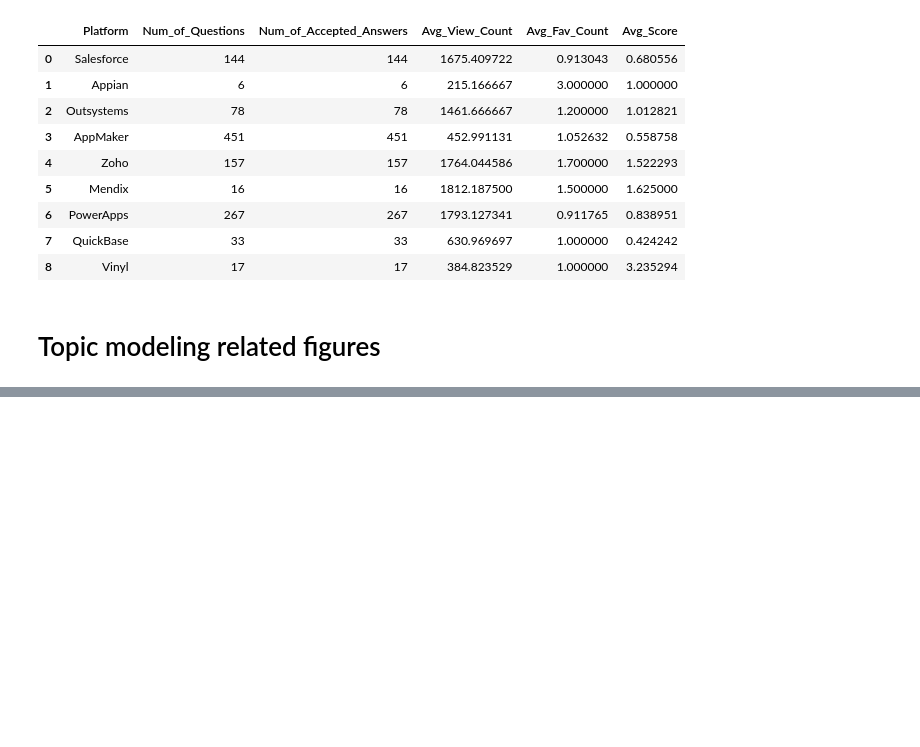
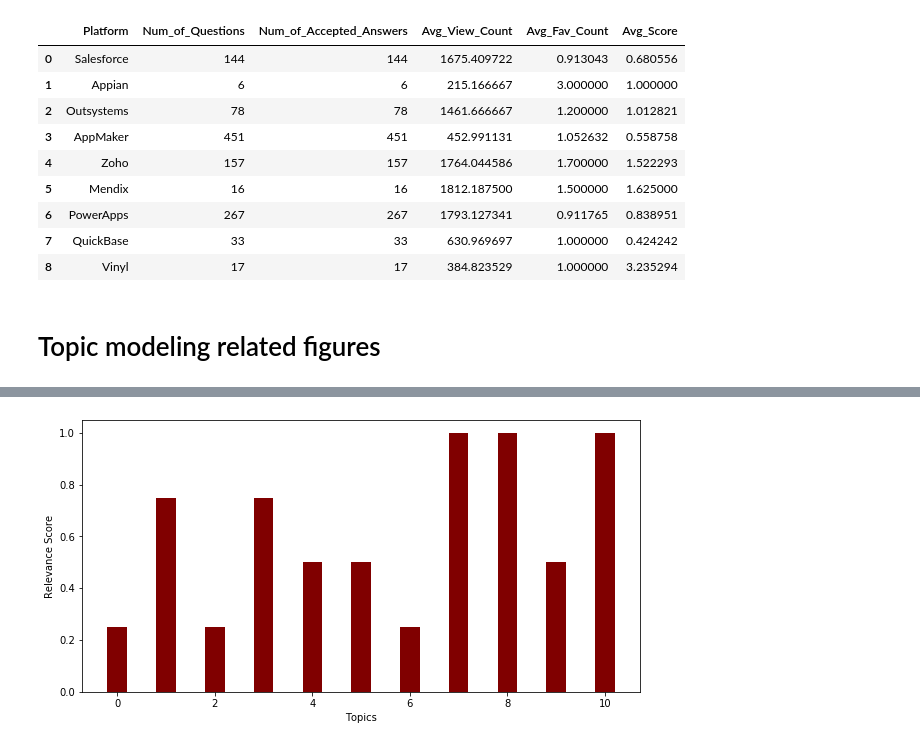
Before and after one commit to johandieman/topicmodeling-ML-in-low-code, a Jupyter notebook: Analytics.ipynb, the cells around one changed output, grey strips where cells are left out. Saved outputs shown, nothing was run; the diff lists cells and outputs as text; code cells hidden in the pictures; blank space fills up the shorter version.

```diff
--- a/Analytics.ipynb
+++ b/Analytics.ipynb
@@ -332,0 +334,32 @@ df
+# %%
+# topic relevance distributions
+
+data = {
+    0:0.25,
+    1:0.75,
+    2:0.25,
+    3:0.75,
+    4:0.5,
+    5:0.5,
+    6:0.25,
+    7:1,
+    8:1,
+    9:0.5,
+    10:1,
+}
+topics = list(data.keys())
+values = list(data.values())
+fig = plt.figure(figsize = (10, 5))
+
+# creating the bar plot
+plt.bar(topics, values, color ='maroon',
+        width = 0.4)
+
+plt.xlabel("Topics")
+plt.ylabel("Relevance Score")
+
+plt.savefig('output/RelevanceScores.pdf',dpi=1000, bbox_inches = "tight")
+
+plt.show()
+# %% [output]
+[figure, added]
```
Also changed, not shown: parts of 7 cells of this notebook, 13 other files.
